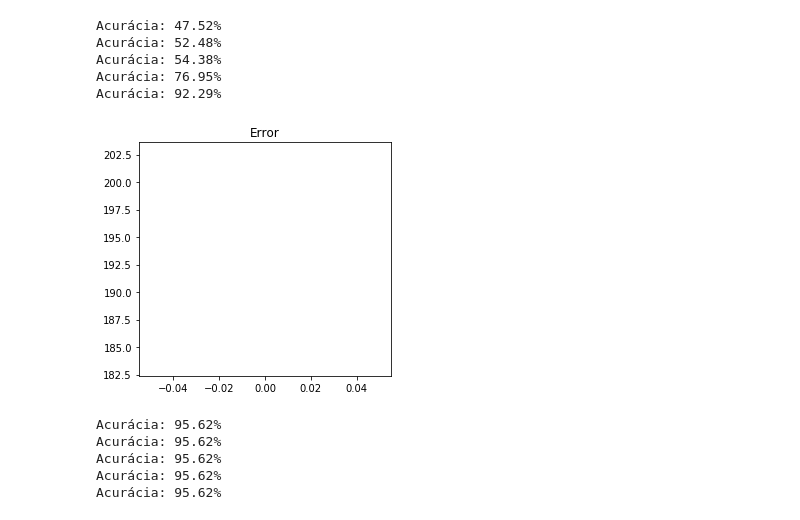
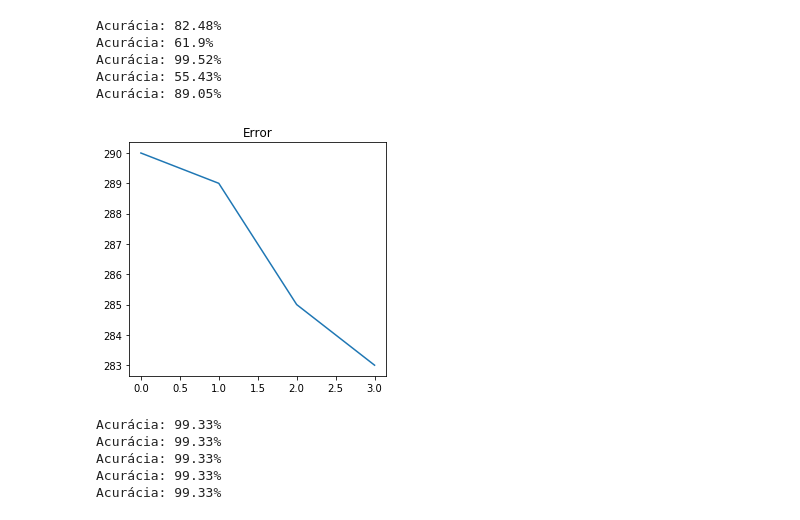
Before and after one commit to rdenadai/AI-Study-Notebooks, a Jupyter notebook: notebooks/Perceptron.ipynb, the cells around one changed output. Cells and saved outputs as stored; diff of their text form; code cells hidden in the pictures.

Commit message:
random weights based on Xavier/Yoshua paper

```diff
--- a/notebooks/Perceptron.ipynb
+++ b/notebooks/Perceptron.ipynb
@@ -20,15 +22,17 @@ plt.show()
 class Perceptron():
 
     def __init__(self, X, y):
-        self._W = np.random.randn(X.shape[1]) * 1e-1
-        self._B = np.random.randn(1) * 1e-1
+#         self._W = np.random.randn(X.shape[1]) * 1e-1
+#         self._B = np.random.randn(1) * 1e-1
+        self._W = np.random.rand(X.shape[1]) * np.sqrt(2/X.shape[0])
+        self._B = np.random.rand(1) * np.sqrt(2/X.shape[0])
         self.X = X
         self.y = y
 
     def _gradient(self, E):
         return (1 / self.X.shape[0]) * np.dot(self.X.T, E)
 
-    def train(self, epochs=2500, lr=1e-3):
+    def train(self, epochs=2500, lr=1e-4):
         error_step = []
         total_expected_error = 0
         for i in range(epochs):
@@ -47,44 +51,42 @@ class Perceptron():
     def predict(self, Z):
         return np.where(np.dot(Z, self._W) + self._B >= 0.0, 1, 0)
 # %%
-X_train, X_test, y_train, y_test = train_test_split(X, y, test_size=0.3, random_state=42)
-
 final_error = None
 better_acc = 0
 for _ in range(5):
     md = Perceptron(X_train.copy(), y_train.copy())
     error = md.train()
 
     predYm = md.predict(X_test)
     acc = np.round((np.sum(predYm == y_test) / len(y_test)) * 100, 2)
     print(f'Acurácia: {acc}%')
     if acc > better_acc:
         final_error = error
         better_acc = acc
 
-if len(final_error):
+if len(final_error) > 0:
     plt.figure(figsize=(8, 4))
     plt.subplot(1, 2, 1)
     plt.title('Error')
     plt.plot(range(len(error)), error)
     plt.tight_layout()
     plt.show()
 # %% [output]
-Acurácia: 47.52%
-Acurácia: 52.48%
-Acurácia: 54.38%
-Acurácia: 76.95%
-Acurácia: 92.29%
+Acurácia: 82.48%
+Acurácia: 61.9%
+Acurácia: 99.52%
+Acurácia: 55.43%
+Acurácia: 89.05%
-[figure, old version]
+[figure, new version]
 # %%
 for _ in range(5):
     clf = skPerceptron(max_iter=2500, tol=1e-3, alpha=1e-3)
-    clf.fit(A, y_train)
-    predY = clf.predict(B)
-    print(f'Acurácia: {np.round(clf.score(B, y_test) * 100, 2)}%')
+    clf.fit(X_train, y_train)
+    predY = clf.predict(X_test)
+    print(f'Acurácia: {np.round(clf.score(X_test, y_test) * 100, 2)}%')
 # %% [output]
-Acurácia: 95.62%
-Acurácia: 95.62%
-Acurácia: 95.62%
-Acurácia: 95.62%
-Acurácia: 95.62%
+Acurácia: 99.33%
+Acurácia: 99.33%
+Acurácia: 99.33%
+Acurácia: 99.33%
+Acurácia: 99.33%
```
Also changed, not shown: parts of 2 cells of this notebook.
